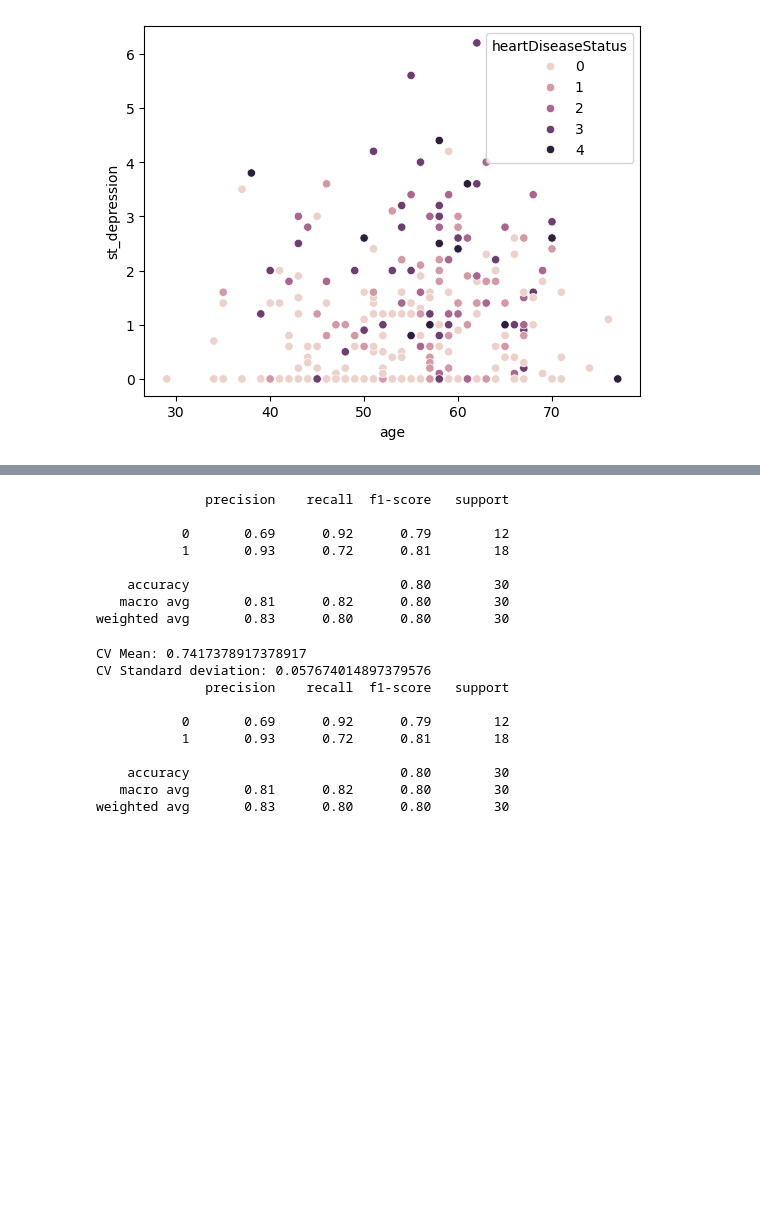
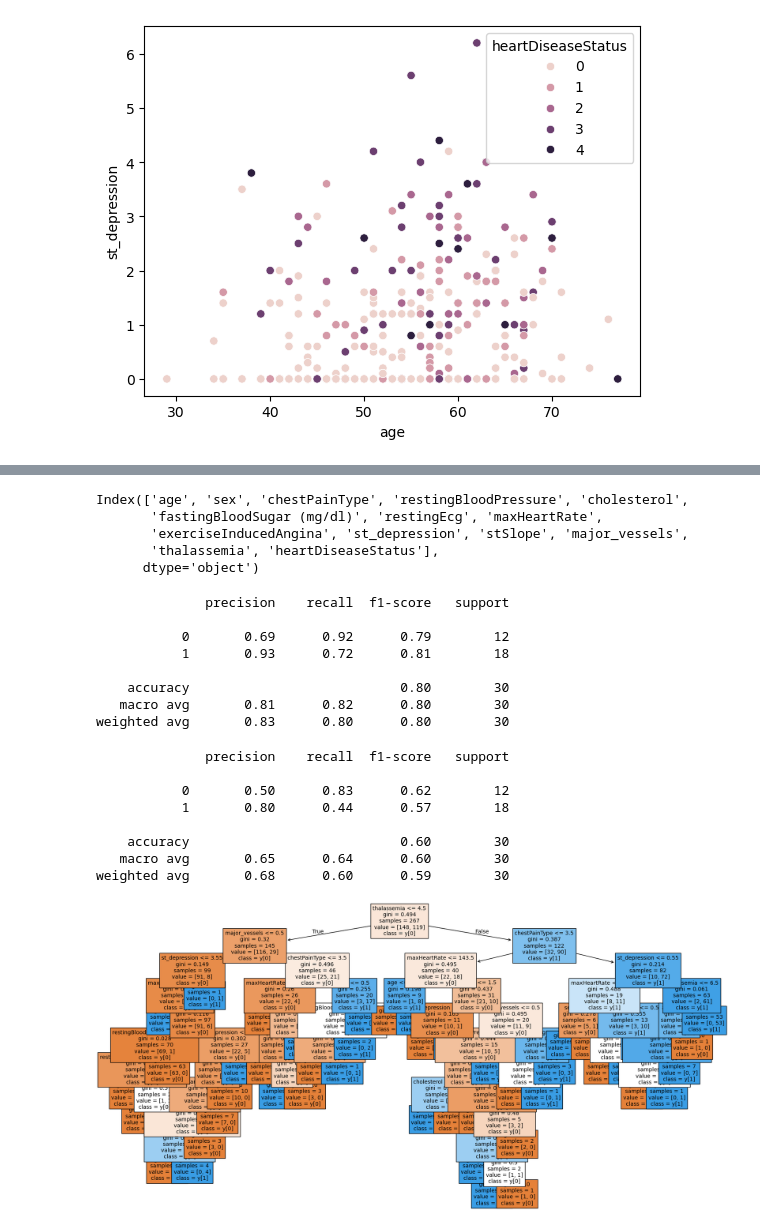
Before and after one commit to koto253/Data_Science_Portfolio, a Jupyter notebook: Heart_Disease_Analysis/heart_disease.analysis.ipynb, the cells around one changed output, grey strips where cells are left out. Saved outputs shown, nothing was run; the diff lists cells and outputs as text; code cells hidden in the pictures; blank space fills up the shorter version.

```diff
--- a/Heart_Disease_Analysis/heart_disease.analysis.ipynb
+++ b/Heart_Disease_Analysis/heart_disease.analysis.ipynb
@@ -128,4 +125,12 @@ for var in df.iloc[:,[1, 2, 5, 6, 8, 10, 11, 12]]:
 [figure]
 [figure]
 [figure]
+# %%
+df.columns
+# %% [output]
+Index(['age', 'sex', 'chestPainType', 'restingBloodPressure', 'cholesterol',
+       'fastingBloodSugar (mg/dl)', 'restingEcg', 'maxHeartRate',
+       'exerciseInducedAngina', 'st_depression', 'stSlope', 'major_vessels',
+       'thalassemia', 'heartDiseaseStatus'],
+      dtype='object')
 # %%
@@ -169,34 +179,33 @@ print(report)
     accuracy                           0.80        30
    macro avg       0.81      0.82      0.80        30
 weighted avg       0.83      0.80      0.80        30
-# %%
-# Create a random forest classifier object
-rf_model2 = RandomForestClassifier(n_estimators=3, random_state=92)
-
-# Perform cross-validation
-cv_scores = cross_val_score(rf_model2, X_train, y_train, cv=10)
-
-# Print out the mean and standard deviation of the cross-validation scores
-print("CV Mean:", np.mean(cv_scores))
-print("CV Standard deviation:", np.std(cv_scores))
-
-# Fit model on entire training data
-rf_model.fit(X_train, y_train)
-
-# Make predictions on the test data
-y_pred = rf_model.predict(X_test)
-
-# Generate and print the classification report
-report = classification_report(y_test, y_pred)
-print(report)
-# %% [output]
-CV Mean: 0.7417378917378917
-CV Standard deviation: 0.057674014897379576
-              precision    recall  f1-score   support
-
-           0       0.69      0.92      0.79        12
-           1       0.93      0.72      0.81        18
-
-    accuracy                           0.80        30
-   macro avg       0.81      0.82      0.80        30
-weighted avg       0.83      0.80      0.80        30
+# %%
+from sklearn import tree
+
+# create a DecisionTreeClassifier model
+dt_model = tree.DecisionTreeClassifier()
+
+# fit model
+dt_model.fit(X_train, y_train)
+
+# make predictions
+y_pred = dt_model.predict(X_test)
+
+# generate the classification report
+report = classification_report(y_test, y_pred)
+print(report)
+
+# plot the tree with the plot tree function
+plt.figure(figsize=(20, 10))
+tree.plot_tree(dt_model, filled=True, fontsize=10, feature_names=X.columns, class_names=True)
+plt.show()
+# %% [output]
+              precision    recall  f1-score   support
+
+           0       0.50      0.83      0.62        12
+           1       0.80      0.44      0.57        18
+
+    accuracy                           0.60        30
+   macro avg       0.65      0.64      0.60        30
+weighted avg       0.68      0.60      0.59        30
+[figure, added]
```
Also changed, not shown: parts of 8 cells of this notebook, 3 other files.
